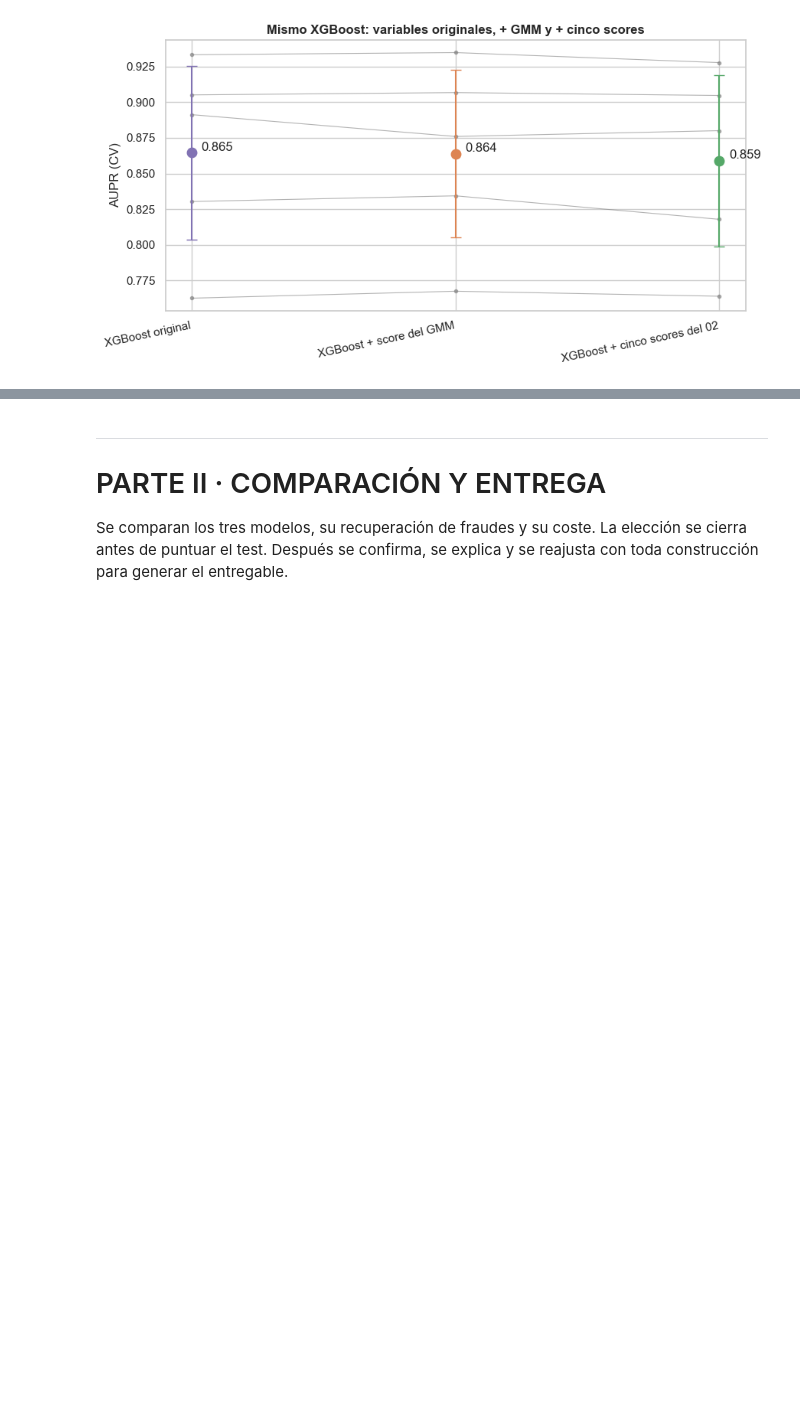
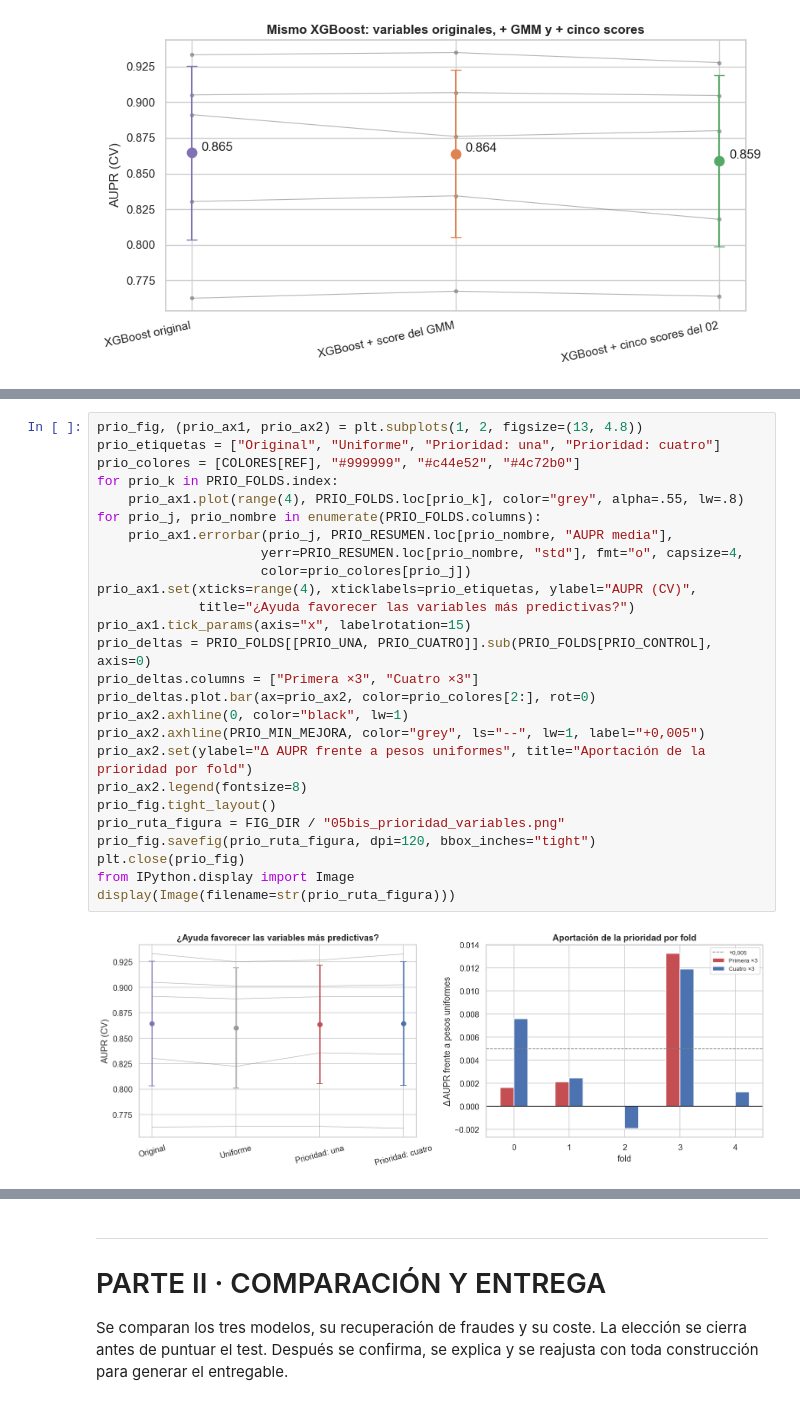
Before and after one commit to Romequinco/fraud-detection-banking, a Jupyter notebook: notebooks/04_hibrido_y_ensemble.ipynb, the cells around one changed output, grey strips where cells are left out. Cells and saved outputs as stored; diff of their text form; blank space fills up the shorter version.

```diff
--- a/notebooks/04_hibrido_y_ensemble.ipynb
+++ b/notebooks/04_hibrido_y_ensemble.ipynb
@@ -592,0 +712,28 @@ mostrar_figura("05_cinco_scores")
+# %%
+prio_fig, (prio_ax1, prio_ax2) = plt.subplots(1, 2, figsize=(13, 4.8))
+prio_etiquetas = ["Original", "Uniforme", "Prioridad: una", "Prioridad: cuatro"]
+prio_colores = [COLORES[REF], "#999999", "#c44e52", "#4c72b0"]
+for prio_k in PRIO_FOLDS.index:
+    prio_ax1.plot(range(4), PRIO_FOLDS.loc[prio_k], color="grey", alpha=.55, lw=.8)
+for prio_j, prio_nombre in enumerate(PRIO_FOLDS.columns):
+    prio_ax1.errorbar(prio_j, PRIO_RESUMEN.loc[prio_nombre, "AUPR media"],
+                     yerr=PRIO_RESUMEN.loc[prio_nombre, "std"], fmt="o", capsize=4,
+                     color=prio_colores[prio_j])
+prio_ax1.set(xticks=range(4), xticklabels=prio_etiquetas, ylabel="AUPR (CV)",
+             title="¿Ayuda favorecer las variables más predictivas?")
+prio_ax1.tick_params(axis="x", labelrotation=15)
+prio_deltas = PRIO_FOLDS[[PRIO_UNA, PRIO_CUATRO]].sub(PRIO_FOLDS[PRIO_CONTROL], axis=0)
+prio_deltas.columns = ["Primera ×3", "Cuatro ×3"]
+prio_deltas.plot.bar(ax=prio_ax2, color=prio_colores[2:], rot=0)
+prio_ax2.axhline(0, color="black", lw=1)
+prio_ax2.axhline(PRIO_MIN_MEJORA, color="grey", ls="--", lw=1, label="+0,005")
+prio_ax2.set(ylabel="Δ AUPR frente a pesos uniformes", title="Aportación de la prioridad por fold")
+prio_ax2.legend(fontsize=8)
+prio_fig.tight_layout()
+prio_ruta_figura = FIG_DIR / "05bis_prioridad_variables.png"
+prio_fig.savefig(prio_ruta_figura, dpi=120, bbox_inches="tight")
+plt.close(prio_fig)
+from IPython.display import Image
+display(Image(filename=str(prio_ruta_figura)))
+# %% [output]
+[figure, added]
```
Also changed, not shown: parts of 15 cells of this notebook, 5 other files.
